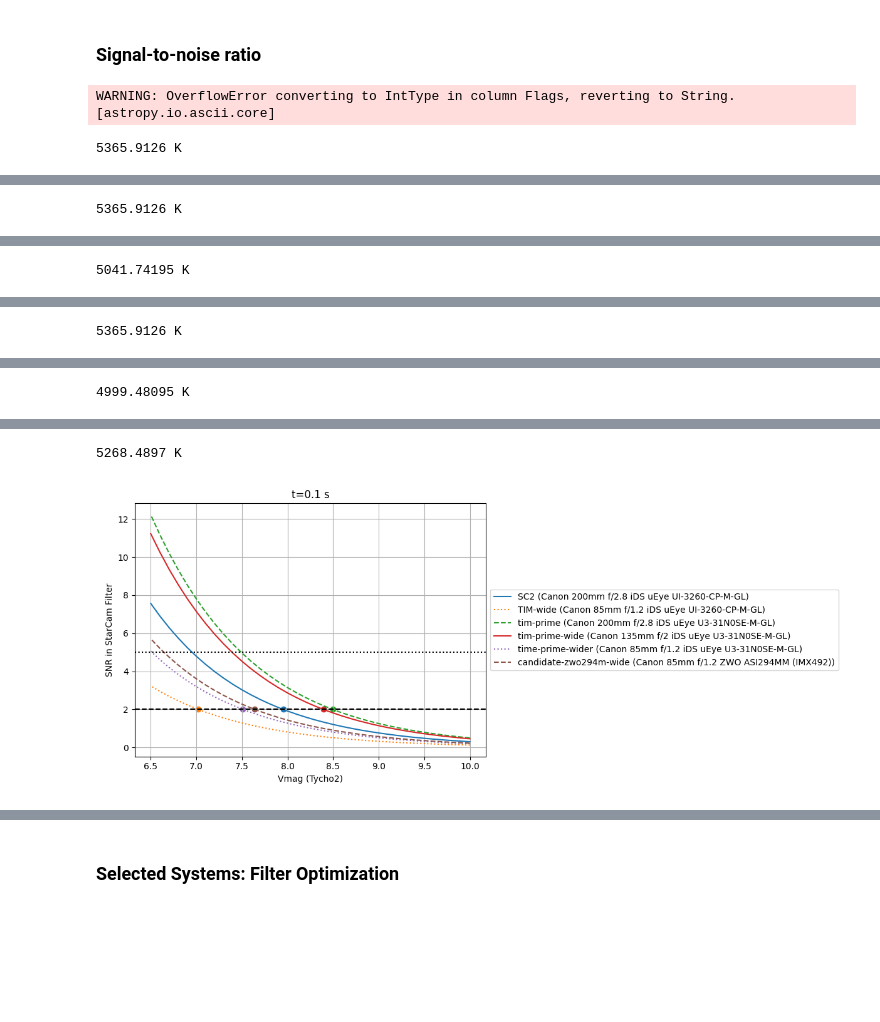
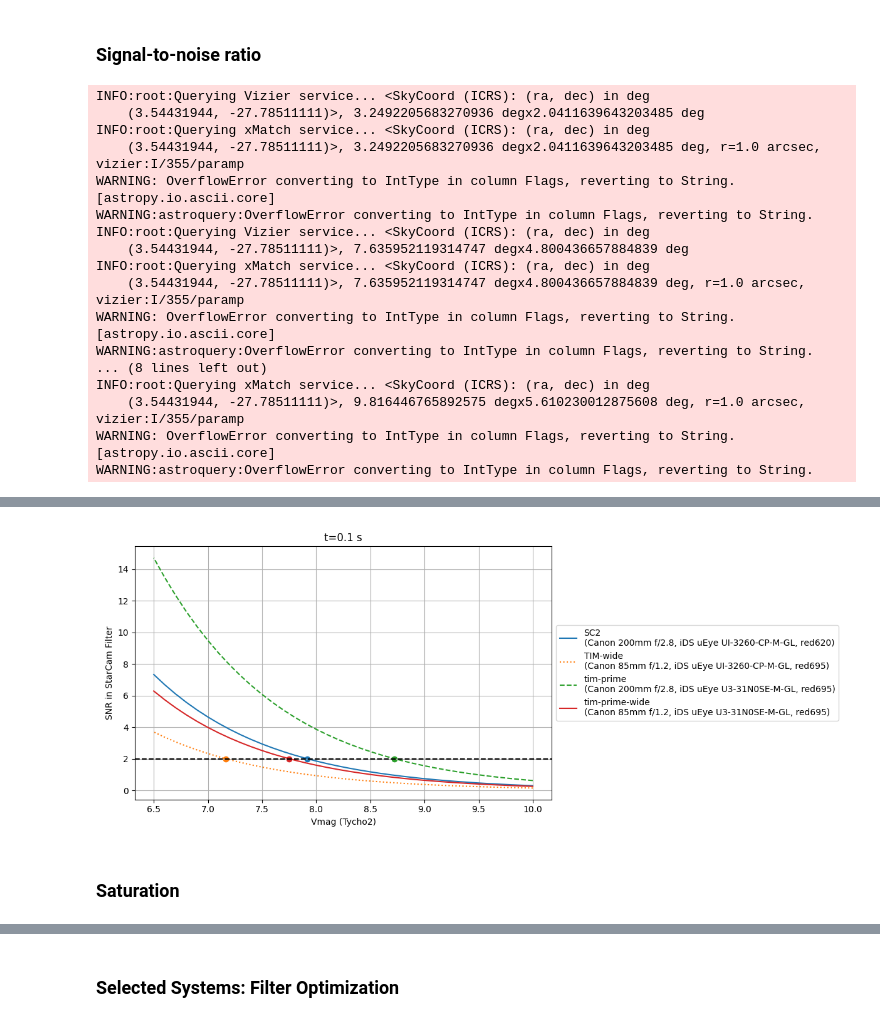
Before and after one commit to evanmayer/starcam-sim, a Jupyter notebook: starcam_trade_study.ipynb, the cells around one changed output, grey strips where cells are left out. Saved outputs shown, nothing was run; the diff lists cells and outputs as text; code cells hidden in the pictures; blank space fills up the shorter version.

```diff
--- a/starcam_trade_study.ipynb
+++ b/starcam_trade_study.ipynb
@@ -296,14 +319,13 @@ triton2_swir = Sensor(
 SC1 = StarCamera(ui_3260, canon_200_28, nofilter, name='SC1')
 SC2 = StarCamera(ui_3260, canon_200_28, red620, name='SC2')
 
-tim_prime = StarCamera(u3_31n0se, canon_200_28, red620, name='tim-prime')
-tim_wide = StarCamera(ui_3260, canon_85_12, red620, name='TIM-wide')
-tim_prime_wide = StarCamera(u3_31n0se, canon_135_2, red620, name='tim-prime-wide')
-tim_prime_wider = StarCamera(u3_31n0se, canon_85_12, red620, name='time-prime-wider')
+tim_prime = StarCamera(u3_31n0se, canon_200_28, red695, name='tim-prime')
+tim_wide = StarCamera(ui_3260, canon_85_12, red695, name='TIM-wide')
+tim_prime_wide = StarCamera(u3_31n0se, canon_85_12, red695, name='tim-prime-wide')
 
 cam_zwo183m = StarCamera(asi183mm, canon_200_28, red620, name='candidate-zwo183m')
 cam_zwo294m = StarCamera(asi294mm, canon_200_28, red620, name='candidate-zwo294m')
-cam_zwo294m_wide = StarCamera(asi294mm, canon_85_12, red620, name='candidate-zwo294m-wide')
+cam_zwo294m_wide = StarCamera(asi294mm, canon_85_12, red695, name='candidate-zwo294m-wide')
 cam_qhy294m = StarCamera(qhy294m, canon_200_28, red620, name='candidate-qhy294m')
 cam_qhy5iii585m = StarCamera(qhy5iii585m, canon_200_28, red620, name='candidate-qhy5iii585m')
 cam_qhy5iii585m_wide = StarCamera(qhy5iii585m, canon_135_2, red620, name='candidate-qhy5iii5m-wide')
@@ -320,10 +342,9 @@ cams = [
     tim_wide,
     tim_prime,
     tim_prime_wide,
-    tim_prime_wider,
     # cam_zwo183m,
     # cam_zwo294m,
-    cam_zwo294m_wide,
+    # cam_zwo294m_wide,
     # cam_qhy294m,
     # cam_qhy5iii585m,
     # cam_qhy5iii585m_wide,
@@ -559,20 +585,20 @@ limiting_mags = {}
 for i, cam in enumerate(cams):
     # convert tycho mags into our filter system mags for SNR calc in our filters
     Teff = get_median_Teff(region, cam.fov[0], cam.fov[1])
-    print(Teff)
     model_curve = get_model_flux_density(Teff)
     mags = get_equivalent_mag(lambd, mags_Vtyc, tycho_v, cam.filter, model_curve)
     snrs = []
     for mag in mags:
-        snrs.append(simple_snr_spectral(t_exp, lambd, mag, cam))
-    l, = ax.plot(mags_Vtyc, snrs, label=f'{cam.name} ({cam.lens.name} {cam.sensor.name})', linestyle=linestyles[i%len(linestyles)])
+        snr = simple_snr_spectral(t_exp, lambd, mag, cam)
+        snrs.append(snr)
+    l, = ax.plot(mags_Vtyc, snrs, label=f'{cam.name}\n({cam.lens.name}, {cam.sensor.name}, {cam.filter.name})', linestyle=linestyles[i%len(linestyles)])
 
     limiting_mag = calc_limiting_mag(snr_limit, mags_Vtyc, np.array(snrs))
     ax.scatter(limiting_mag, snr_limit, color=l.get_color())
     limiting_mags[cam] = limiting_mag
 
 ax.axhline(snr_limit, linestyle='--', color='k')
-ax.axhline(5, linestyle=':', color='k')
+# ax.axhline(5, linestyle=':', color='k')
 ax.set_xlabel('Vmag (Tycho2)')
 ax.set_ylabel('SNR in StarCam Filter')
 ax.set_title(f't={t_exp:0.1f}')
@@ -580,5 +606,20 @@ ax.grid()
 ax.legend(loc='center left', bbox_to_anchor=(1, 0.5))
 fig.tight_layout()
 # %% [output]
+INFO:root:Querying Vizier service... <SkyCoord (ICRS): (ra, dec) in deg
+    (3.54431944, -27.78511111)>, 3.2492205683270936 degx2.0411639643203485 deg
+INFO:root:Querying xMatch service... <SkyCoord (ICRS): (ra, dec) in deg
+    (3.54431944, -27.78511111)>, 3.2492205683270936 degx2.0411639643203485 deg, r=1.0 arcsec, vizier:I/355/paramp
 WARNING: OverflowError converting to IntType in column Flags, reverting to String. [astropy.io.ascii.core]
+WARNING:astroquery:OverflowError converting to IntType in column Flags, reverting to String.
+INFO:root:Querying Vizier service... <SkyCoord (ICRS): (ra, dec) in deg
+    (3.54431944, -27.78511111)>, 7.635952119314747 degx4.800436657884839 deg
+INFO:root:Querying xMatch service... <SkyCoord (ICRS): (ra, dec) in deg
+    (3.54431944, -27.78511111)>, 7.635952119314747 degx4.800436657884839 deg, r=1.0 arcsec, vizier:I/355/paramp
+WARNING: OverflowError converting to IntType in column Flags, reverting to String. [astropy.io.ascii.core]
+WARNING:astroquery:OverflowError converting to IntType in column Flags, reverting to String.
+... (8 lines left out)
+INFO:root:Querying xMatch service... <SkyCoord (ICRS): (ra, dec) in deg
+    (3.54431944, -27.78511111)>, 9.816446765892575 degx5.610230012875608 deg, r=1.0 arcsec, vizier:I/355/paramp
+WARNING: OverflowError converting to IntType in column Flags, reverting to String. [astropy.io.ascii.core]
+WARNING:astroquery:OverflowError converting to IntType in column Flags, reverting to String.
-5365.9126 K
@@ -586 +625,0 @@ WARNING: OverflowError converting to IntType in column Flags, reverting to Strin
-5365.9126 K
@@ -588 +625,0 @@ WARNING: OverflowError converting to IntType in column Flags, reverting to Strin
-5041.74195 K
@@ -590 +625,0 @@ WARNING: OverflowError converting to IntType in column Flags, reverting to Strin
-5365.9126 K
@@ -592 +625,0 @@ WARNING: OverflowError converting to IntType in column Flags, reverting to Strin
-4999.48095 K
@@ -594,2 +626,3 @@ WARNING: OverflowError converting to IntType in column Flags, reverting to Strin
-5268.4897 K
-[figure, old version]
+[figure, new version]
+# %% [markdown]
+### Saturation
```
Also changed, not shown: parts of 15 cells of this notebook, 1 other file.
